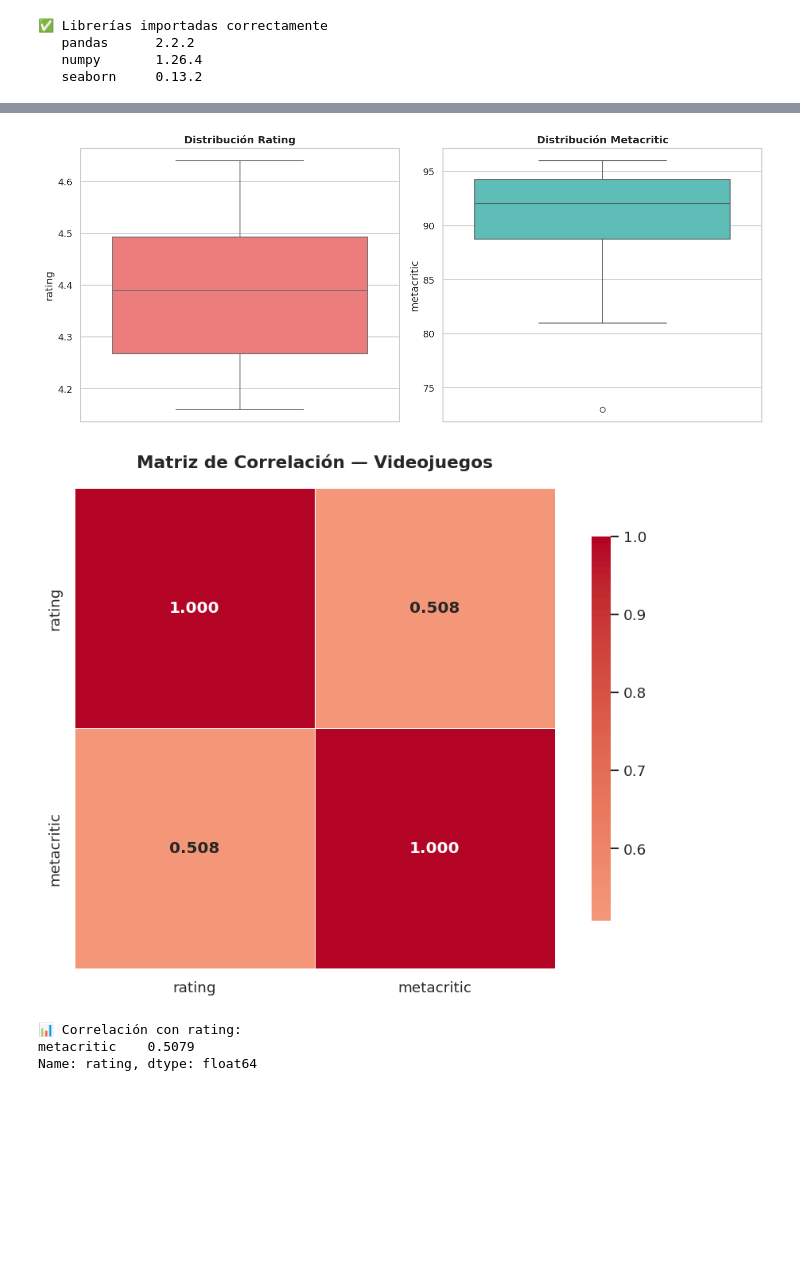
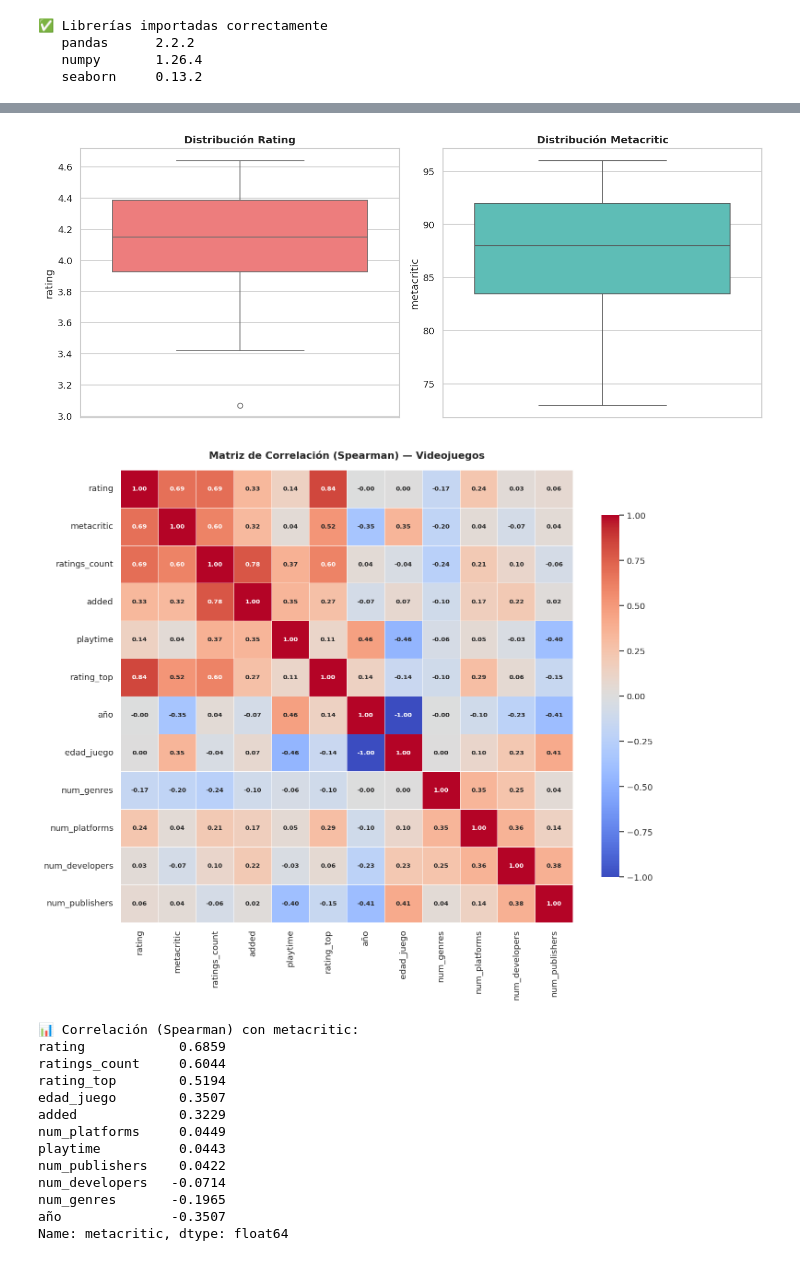
Before and after one commit to Oscarsl10/Grupo7_Caicedo_Sierra, a Jupyter notebook: 06-JupyterNotebook_Proyecto/Etl_Proyecto/notebooks/regresion_videojuegos.ipynb, the cells around one changed output, grey strips where cells are left out. Drawn from its saved outputs; the diff is of its cells as text; code cells hidden in the pictures; blank space fills up the shorter version.

```diff
--- a/06-JupyterNotebook_Proyecto/Etl_Proyecto/notebooks/regresion_videojuegos.ipynb
+++ b/06-JupyterNotebook_Proyecto/Etl_Proyecto/notebooks/regresion_videojuegos.ipynb
@@ -69,9 +78,28 @@ df.head()
 # %%
-# ── CELDA 3: Inspección del DataFrame ────────────────────────
+# ── CELDA 3: Inspección del DataFrame ────────────────────
 
 df["fecha_lanzamiento"] = pd.to_datetime(df["fecha_lanzamiento"], errors="coerce")
 df["rating"] = pd.to_numeric(df["rating"], errors="coerce")
 df["metacritic"] = pd.to_numeric(df["metacritic"], errors="coerce")
+df["ratings_count"] = pd.to_numeric(df["ratings_count"], errors="coerce")
+df["added"] = pd.to_numeric(df["added"], errors="coerce")
+df["playtime"] = pd.to_numeric(df["playtime"], errors="coerce")
+df["rating_top"] = pd.to_numeric(df["rating_top"], errors="coerce")
+
+# Procesar listas JSON
+import json
+df["platforms"] = df["platforms"].apply(lambda x: json.loads(x) if pd.notna(x) else [])
+df["genres"] = df["genres"].apply(lambda x: json.loads(x) if pd.notna(x) else [])
+df["developers"] = df["developers"].apply(lambda x: json.loads(x) if pd.notna(x) else [])
+df["publishers"] = df["publishers"].apply(lambda x: json.loads(x) if pd.notna(x) else [])
+
+# Derivar variables
+df["año"] = df["fecha_lanzamiento"].dt.year
+df["edad_juego"] = 2024 - df["año"]  # Asumiendo año actual 2024
+df["num_genres"] = df["genres"].apply(len)
+df["num_platforms"] = df["platforms"].apply(len)
+df["num_developers"] = df["developers"].apply(len)
+df["num_publishers"] = df["publishers"].apply(len)
 
 print("=" * 50)
 print("  INFORMACIÓN GENERAL DEL DATASET")
@@ -105,7 +133,7 @@ dtype: int64
 # %%
 # ── CELDA 4: Estadísticas descriptivas ───────────────────────
 
-vars_num = ["rating", "metacritic"]
+vars_num = ["rating", "metacritic", "ratings_count", "added", "playtime", "rating_top", "año", "edad_juego", "num_genres", "num_platforms", "num_developers", "num_publishers"]
 
 desc = df[vars_num].describe().round(2)
 
@@ -176,43 +211,53 @@ plt.savefig('../data/graficas/eda_boxplots.png',
 
 plt.show()
 # %% [output]
-[figure, old version]
+[figure, new version]
 # %%
-# ── CELDA 7: Matriz de correlación ───────────────────────────
+# ── CELDA 7: Matriz de correlación (Spearman) ───────────────────────────
 
-corr = df[vars_num].corr()
+corr = df[vars_num].corr(method='spearman')
 
-plt.figure(figsize=(8, 6))
+plt.figure(figsize=(12, 10))
 
 mask = np.triu(np.ones_like(corr, dtype=bool), k=1)
 
 sns.heatmap(
     corr,
     annot=True,
-    fmt='.3f',
+    fmt='.2f',
     cmap='coolwarm',
     center=0,
     linewidths=0.6,
     square=True,
     cbar_kws={'shrink': 0.8},
-    annot_kws={'size': 12, 'weight': 'bold'}
+    annot_kws={'size': 8, 'weight': 'bold'}
 )
 
-plt.title('Matriz de Correlación — Videojuegos',
+plt.title('Matriz de Correlación (Spearman) — Videojuegos',
           fontsize=13, fontweight='bold', pad=15)
 
 plt.tight_layout()
 
-plt.savefig('../data/graficas/eda_correlacion.png',
+plt.savefig('../data/graficas/eda_correlacion_spearman.png',
             dpi=150, bbox_inches='tight')
 
 plt.show()
 
-print("\n📊 Correlación con rating:")
-print(corr["rating"].drop("rating").sort_values(ascending=False).round(4))
+print("\n📊 Correlación (Spearman) con metacritic:")
+print(corr["metacritic"].drop("metacritic").sort_values(ascending=False).round(4))
 # %% [output]
-[figure, old version]
+[figure, new version]
-📊 Correlación con rating:
-metacritic    0.5079
-Name: rating, dtype: float64
+📊 Correlación (Spearman) con metacritic:
+rating            0.6859
+ratings_count     0.6044
+rating_top        0.5194
+edad_juego        0.3507
+added             0.3229
+num_platforms     0.0449
+playtime          0.0443
+num_publishers    0.0422
+num_developers   -0.0714
+num_genres       -0.1965
+año              -0.3507
+Name: metacritic, dtype: float64
 # %%
```
Also changed, not shown: parts of 21 cells of this notebook, 9 other files.
